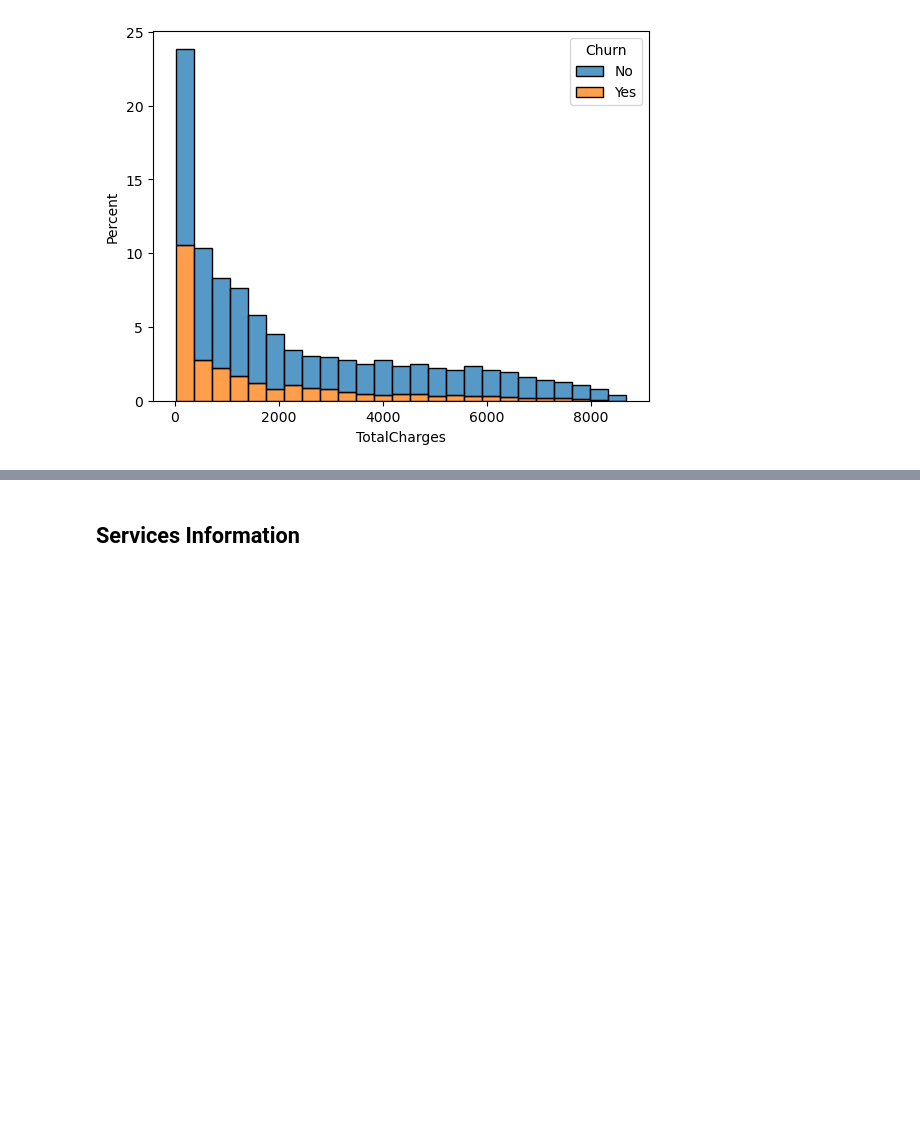
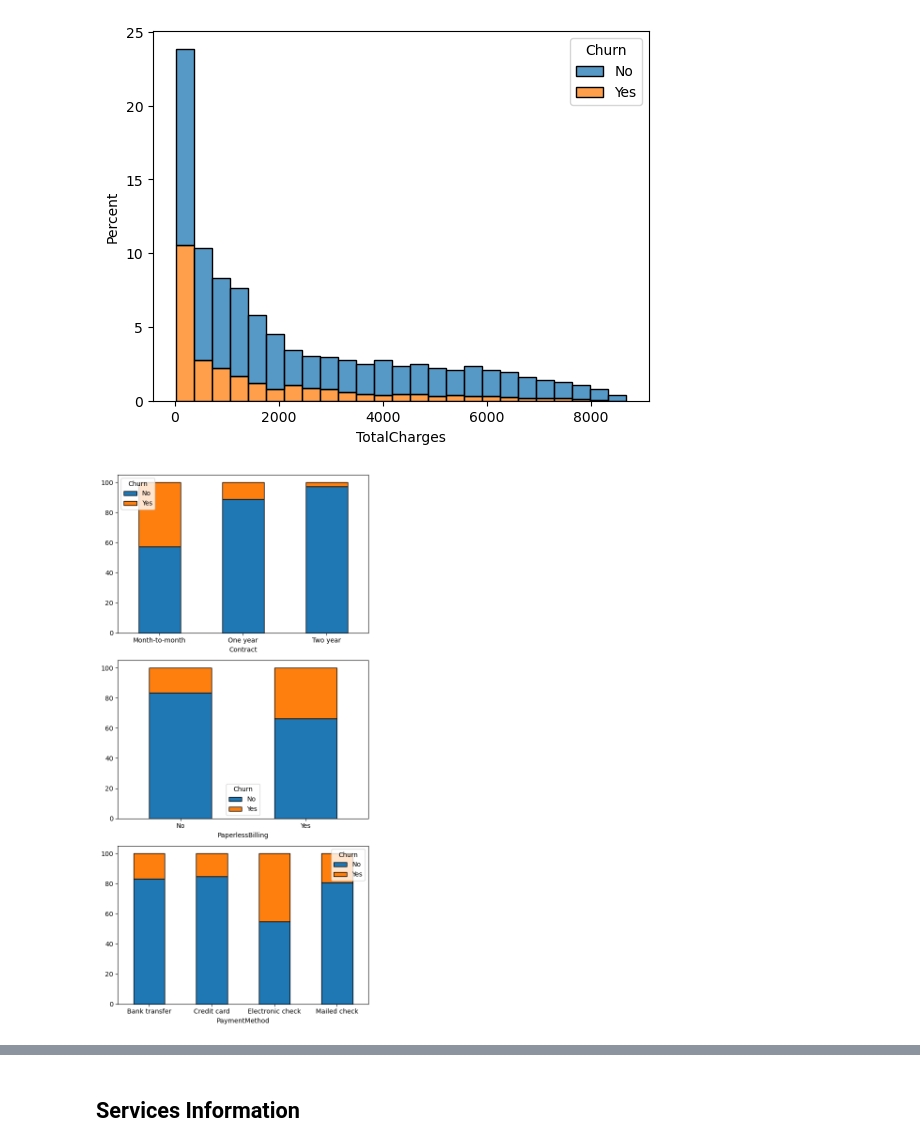
Before and after one commit to cvarney/telco_customer_churn, a Jupyter notebook: varney_christopher_churn.ipynb, the cells around one changed output, grey strips where cells are left out. Cells and saved outputs as stored; diff of their text form; code cells hidden in the pictures; blank space fills up the shorter version.

```diff
--- a/varney_christopher_churn.ipynb
+++ b/varney_christopher_churn.ipynb
@@ -265,7 +265,9 @@ The data columns can be grouped based on their purpose for Exploratory Data Anal
 # Group columns by category: Demographic, Account, Services
 demographic = ['gender', 'SeniorCitizen', "Partner", "Dependents"]
 account = ['tenure', 'Contract', 'PaperlessBilling', 'PaymentMethod', 'MonthlyCharges', "TotalCharges"]
+account_cat = ['Contract', 'PaperlessBilling', 'PaymentMethod']
 services = ['PhoneService', 'MultipleLines', 'InternetService', 'OnlineSecurity', 'OnlineBackup', 'DeviceProtection', 'TechSupport', 'StreamingTV', 'StreamingMovies', 'NumServices']
+services_cat = ['PhoneService', 'MultipleLines', 'InternetService', 'OnlineSecurity', 'OnlineBackup', 'DeviceProtection', 'TechSupport', 'StreamingTV', 'StreamingMovies']
 # %% [markdown]
 ## Clean Up Object Data
 # %%
@@ -435,4 +471,16 @@ for col in account:
 [figure]
 [figure]
 [figure]
+# %%
+# Multiple proportion plot of account categorical data
+f, axs = plt.subplots(3, figsize=(6,12),sharey=True)
+p = 0
+for col in account_cat:
+    prop_plotv(col,p)
+    p += 1
+f.tight_layout()
+plt.savefig('Account_Prop.png')
+plt.show()
+# %% [output]
+[figure, added]
 # %%
```
Also changed, not shown: parts of 39 cells of this notebook.
